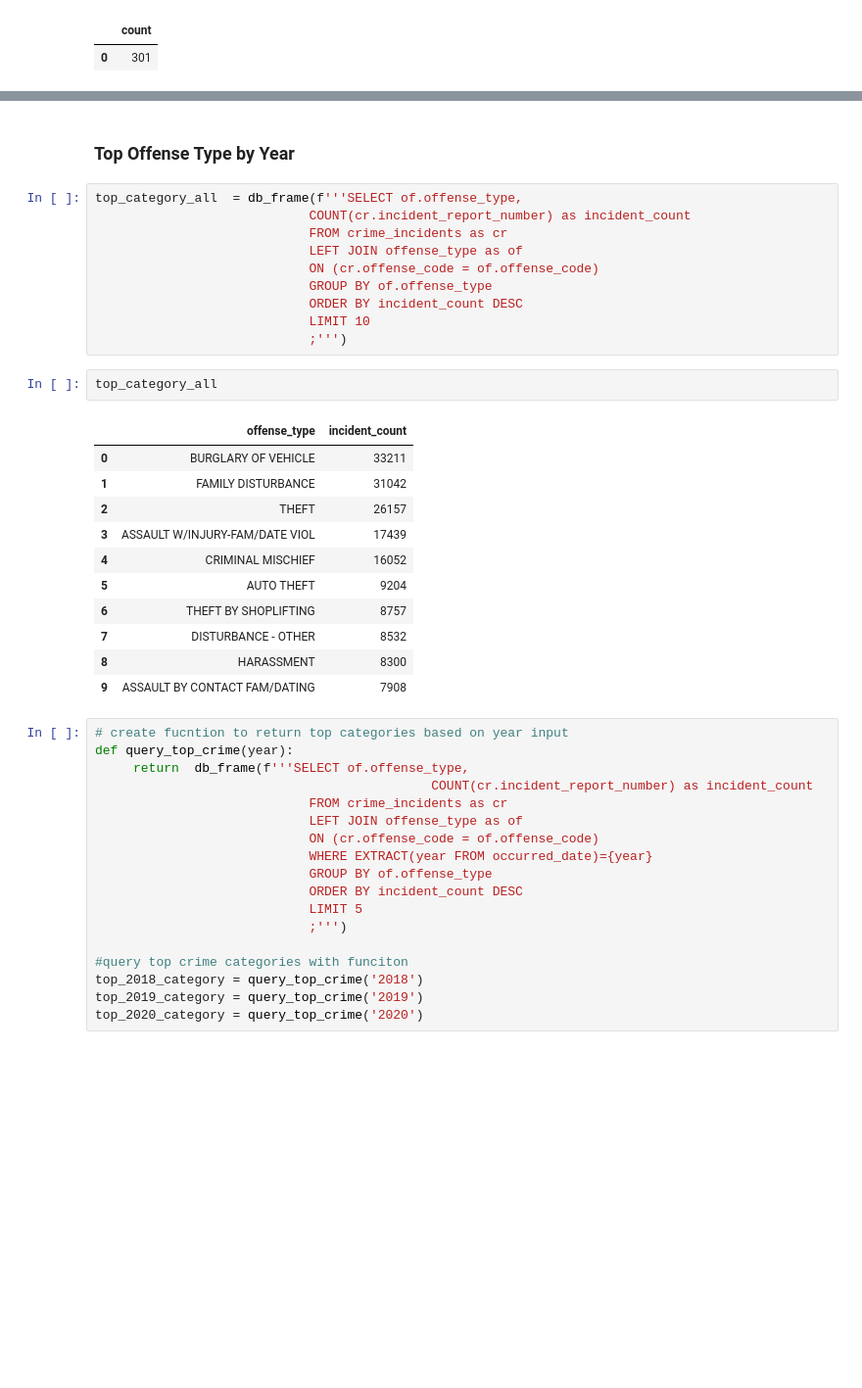
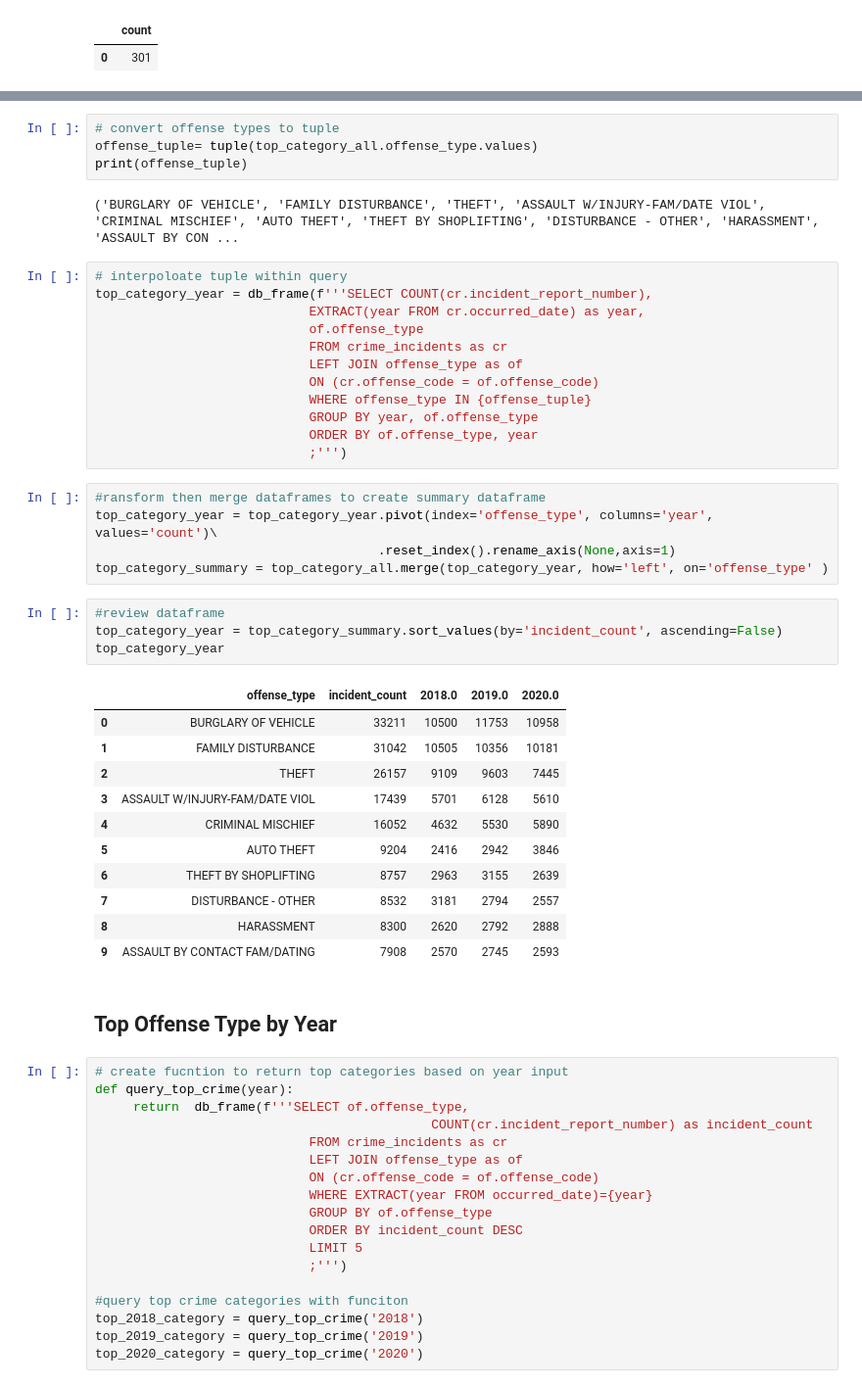
Before and after one commit to DonnieData/austin_crime_EDA, a Jupyter notebook: crime_data_EDA.ipynb, the cells around one changed output, grey strips where cells are left out. Shown at 98% size. Saved outputs shown, nothing was run; the diff lists cells and outputs as text; blank space fills up the shorter version.

Commit message:
updating eda with new summary

```diff
--- a/crime_data_EDA.ipynb
+++ b/crime_data_EDA.ipynb
@@ -71,29 +99,44 @@ count_offense_type.rename({'count':'Number of Offense Types'}, inplace=True)
+# %%
+# convert offense types to tuple
+offense_tuple= tuple(top_category_all.offense_type.values)
+print(offense_tuple)
+# %% [output]
+('BURGLARY OF VEHICLE', 'FAMILY DISTURBANCE', 'THEFT', 'ASSAULT W/INJURY-FAM/DATE VIOL', 'CRIMINAL MISCHIEF', 'AUTO THEFT', 'THEFT BY SHOPLIFTING', 'DISTURBANCE - OTHER', 'HARASSMENT', 'ASSAULT BY CON ...
+# %%
+# interpoloate tuple within query
+top_category_year = db_frame(f'''SELECT COUNT(cr.incident_report_number),
+                            EXTRACT(year FROM cr.occurred_date) as year,
+                            of.offense_type
+                            FROM crime_incidents as cr
+                            LEFT JOIN offense_type as of
+                            ON (cr.offense_code = of.offense_code)
+                            WHERE offense_type IN {offense_tuple}
+                            GROUP BY year, of.offense_type
+                            ORDER BY of.offense_type, year
+                            ;''')
+# %%
+#ransform then merge dataframes to create summary dataframe
+top_category_year = top_category_year.pivot(index='offense_type', columns='year', values='count')\
+                                     .reset_index().rename_axis(None,axis=1)
+top_category_summary = top_category_all.merge(top_category_year, how='left', on='offense_type' )
+# %%
+#review dataframe
+top_category_year = top_category_summary.sort_values(by='incident_count', ascending=False)
+top_category_year
+# %% [output]
+|  | offense_type | incident_count | 2018.0 | 2019.0 | 2020.0 |
+| 0 | BURGLARY OF VEHICLE | 33211 | 10500 | 11753 | 10958 |
+| 1 | FAMILY DISTURBANCE | 31042 | 10505 | 10356 | 10181 |
+| 2 | THEFT | 26157 | 9109 | 9603 | 7445 |
+| 3 | ASSAULT W/INJURY-FAM/DATE VIOL | 17439 | 5701 | 6128 | 5610 |
+| 4 | CRIMINAL MISCHIEF | 16052 | 4632 | 5530 | 5890 |
+| 5 | AUTO THEFT | 9204 | 2416 | 2942 | 3846 |
+| 6 | THEFT BY SHOPLIFTING | 8757 | 2963 | 3155 | 2639 |
+| 7 | DISTURBANCE - OTHER | 8532 | 3181 | 2794 | 2557 |
+| 8 | HARASSMENT | 8300 | 2620 | 2792 | 2888 |
+| 9 | ASSAULT BY CONTACT FAM/DATING | 7908 | 2570 | 2745 | 2593 |
 # %% [markdown]
-### Top Offense Type by Year
+## Top Offense Type by Year
-# %%
-top_category_all  = db_frame(f'''SELECT of.offense_type,
-                            COUNT(cr.incident_report_number) as incident_count
-                            FROM crime_incidents as cr
-                            LEFT JOIN offense_type as of
-                            ON (cr.offense_code = of.offense_code)
-                            GROUP BY of.offense_type
-                            ORDER BY incident_count DESC
-                            LIMIT 10
-                            ;''')
-# %%
-top_category_all
-# %% [output]
-|  | offense_type | incident_count |
-| 0 | BURGLARY OF VEHICLE | 33211 |
-| 1 | FAMILY DISTURBANCE | 31042 |
-| 2 | THEFT | 26157 |
-| 3 | ASSAULT W/INJURY-FAM/DATE VIOL | 17439 |
-| 4 | CRIMINAL MISCHIEF | 16052 |
-| 5 | AUTO THEFT | 9204 |
-| 6 | THEFT BY SHOPLIFTING | 8757 |
-| 7 | DISTURBANCE - OTHER | 8532 |
-| 8 | HARASSMENT | 8300 |
-| 9 | ASSAULT BY CONTACT FAM/DATING | 7908 |
 # %%
 # create fucntion to return top categories based on year input
 def query_top_crime(year):
```
Also changed, not shown: parts of 3 cells of this notebook, 1 other file.
